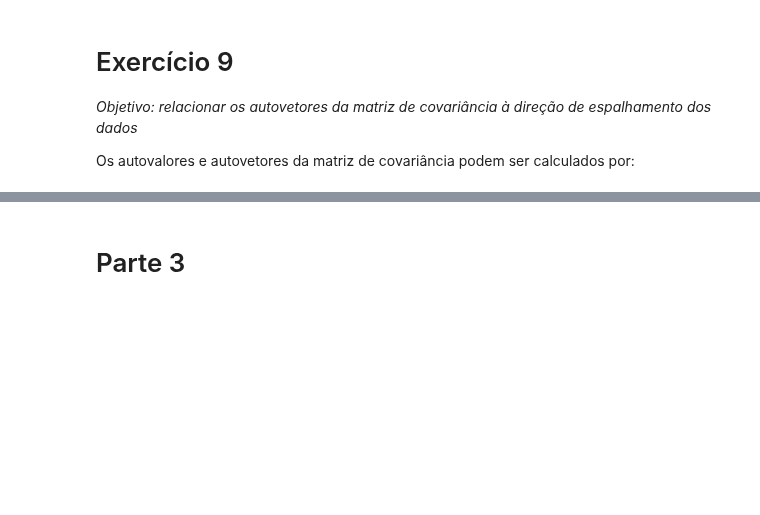
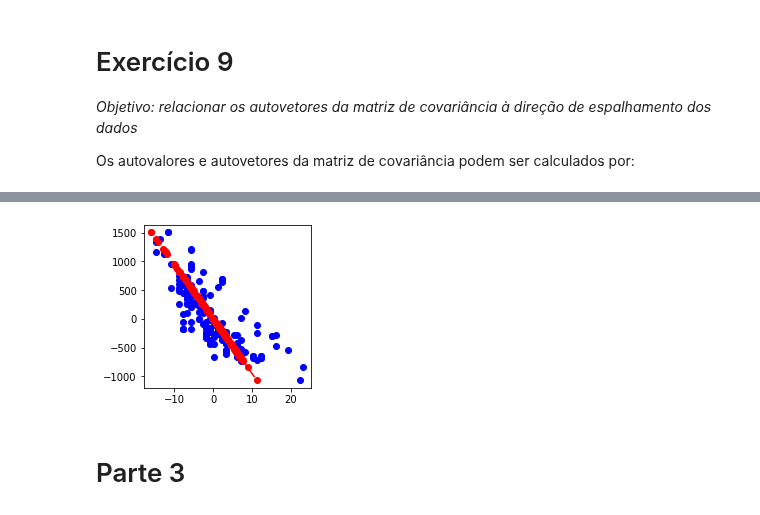
Before and after one commit to tiagoft/alglin-alunos, a Jupyter notebook: 05-autovetores_e_autovalores.ipynb, the cells around one changed output, grey strips where cells are left out. Drawn from its saved outputs; the diff is of its cells as text; code cells hidden in the pictures; blank space fills up the shorter version.

```diff
--- a/05-autovetores_e_autovalores.ipynb
+++ b/05-autovetores_e_autovalores.ipynb
@@ -468,17 +519,19 @@ $$
 # %%
 X = df.to_numpy()
 X = X - np.mean(X, axis=0, keepdims=True)
-#y = X@np.linalg.inv(v.T)
-#y = X@v
-#print(y)
-#plt.figure(figsize=(3,3))
+y = X@np.linalg.inv(v.T)
+# y = X@v
+# print(y)
+plt.figure(figsize=(3,3))
 
 plt.scatter(X[:,0], X[:,1], c='b', label='Pontos originais')
 plt.scatter(y[:,1]*v[0,1], y[:,1]*v[1,1], c='r', label='Pontos projetados')
 plt.plot([-v1[0]*1000, v1[0]*1000], [-v1[1]*1000, v1[1]*1000], 'r')
-#plt.xlim([-50,50])
-#plt.ylim([-500,500])
+# plt.xlim([-50,50])
+# plt.ylim([-500,500])
 plt.show()
+# %% [output]
+[figure, added]
 # %% [markdown]
 # Parte 3
 # %% [markdown]
```
Also changed, not shown: parts of 11 cells of this notebook.
